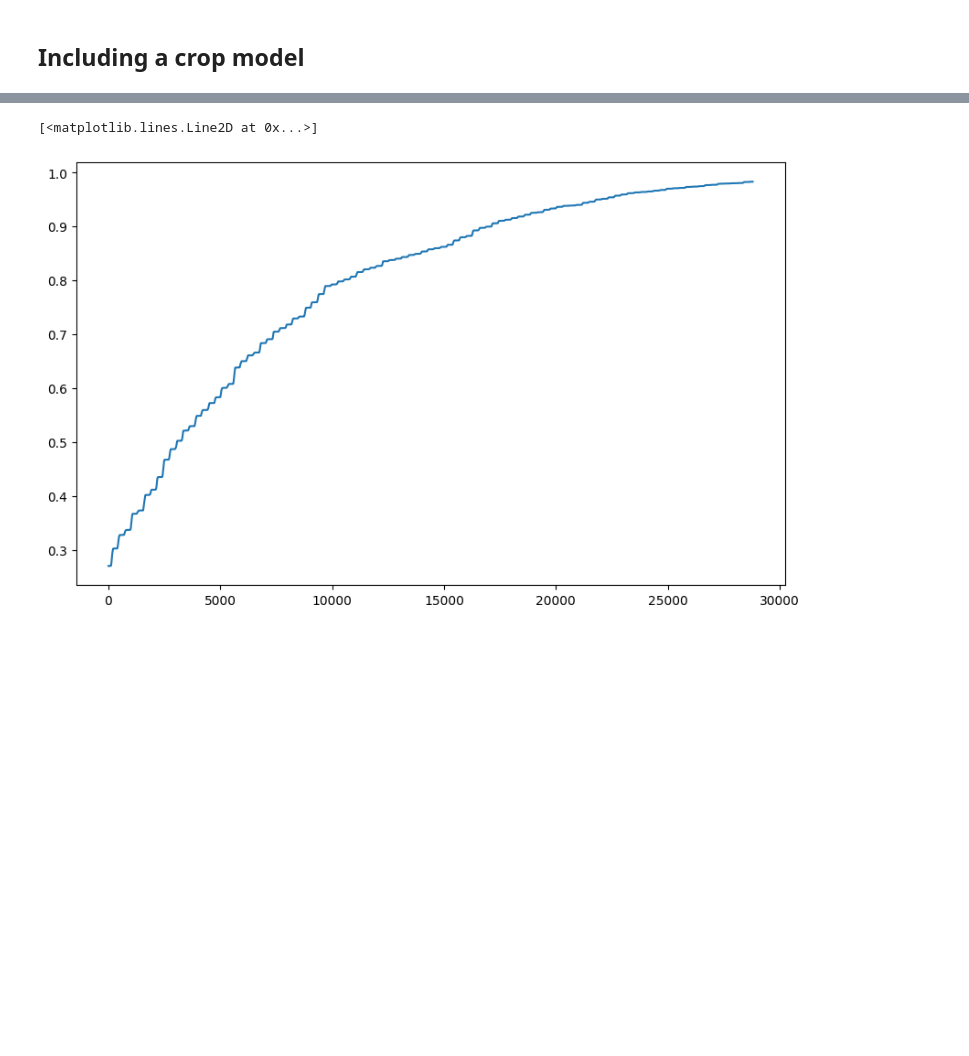
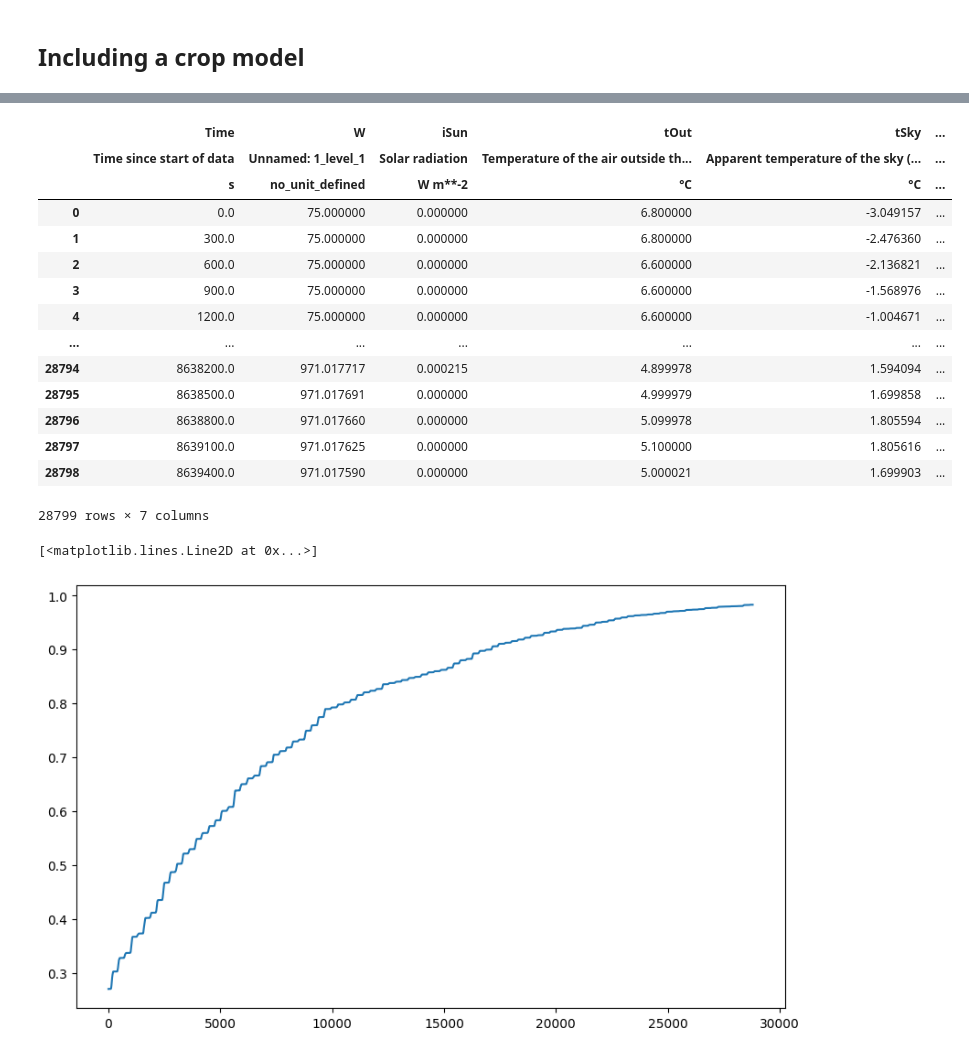
Before and after one commit to davkat1/intro_gh_modelling_draft, a Jupyter notebook: notebooks/05_including_a_crop_model.ipynb, the cells around one changed output, grey strips where cells are left out. Drawn from its saved outputs; the diff is of its cells as text; code cells hidden in the pictures; blank space fills up the shorter version.

```diff
--- a/notebooks/05_including_a_crop_model.ipynb
+++ b/notebooks/05_including_a_crop_model.ipynb
@@ -110,3 +147,21 @@ axes = display_output(crop_output, [["W"], ["LAI"]], ["", ""], ["", ""], '-o')
+# %%
+display(crop_output)
+# %% [output]
+|  | Time | W | iSun | tOut | tSky | ... |
+|  | Time since start of data | Unnamed: 1_level_1 | Solar radiation | Temperature of the air outside th... | Apparent temperature of the sky (... | ... |
+|  | s | no_unit_defined | W m**-2 | °C | °C | ... |
+| 0 | 0.0 | 75.000000 | 0.000000 | 6.800000 | -3.049157 | ... |
+| 1 | 300.0 | 75.000000 | 0.000000 | 6.800000 | -2.476360 | ... |
+| 2 | 600.0 | 75.000000 | 0.000000 | 6.600000 | -2.136821 | ... |
+| 3 | 900.0 | 75.000000 | 0.000000 | 6.600000 | -1.568976 | ... |
+| 4 | 1200.0 | 75.000000 | 0.000000 | 6.600000 | -1.004671 | ... |
+| ... | ... | ... | ... | ... | ... | ... |
+| 28794 | 8638200.0 | 971.017717 | 0.000215 | 4.899978 | 1.594094 | ... |
+| 28795 | 8638500.0 | 971.017691 | 0.000000 | 4.999979 | 1.699858 | ... |
+| 28796 | 8638800.0 | 971.017660 | 0.000000 | 5.099978 | 1.805594 | ... |
+| 28797 | 8639100.0 | 971.017625 | 0.000000 | 5.100000 | 1.805616 | ... |
+| 28798 | 8639400.0 | 971.017590 | 0.000000 | 5.000021 | 1.699903 | ... |
+28799 rows × 7 columns
 # %%
 import numpy as np
 
```
Also changed, not shown: parts of 3 cells of this notebook.
